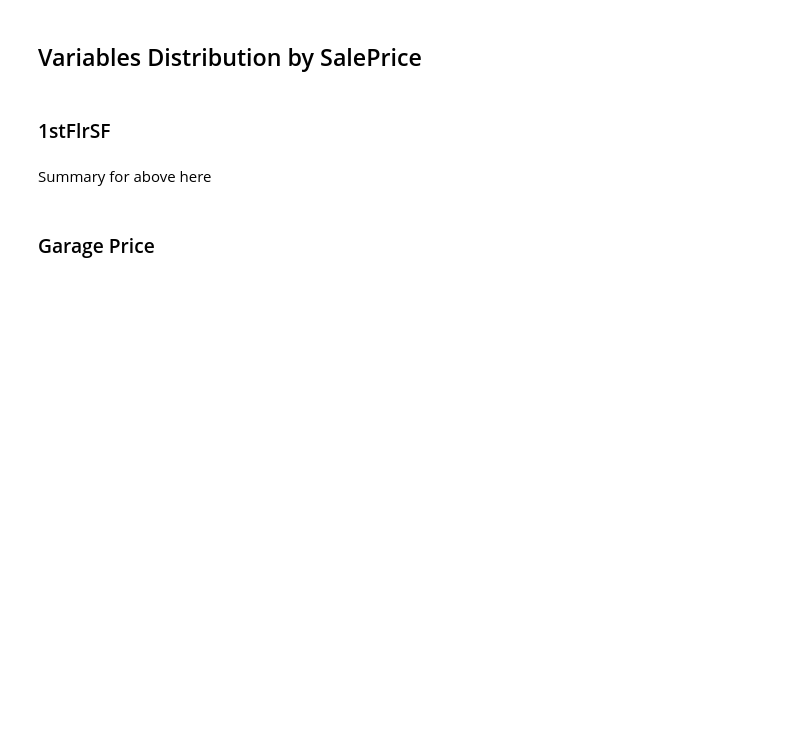
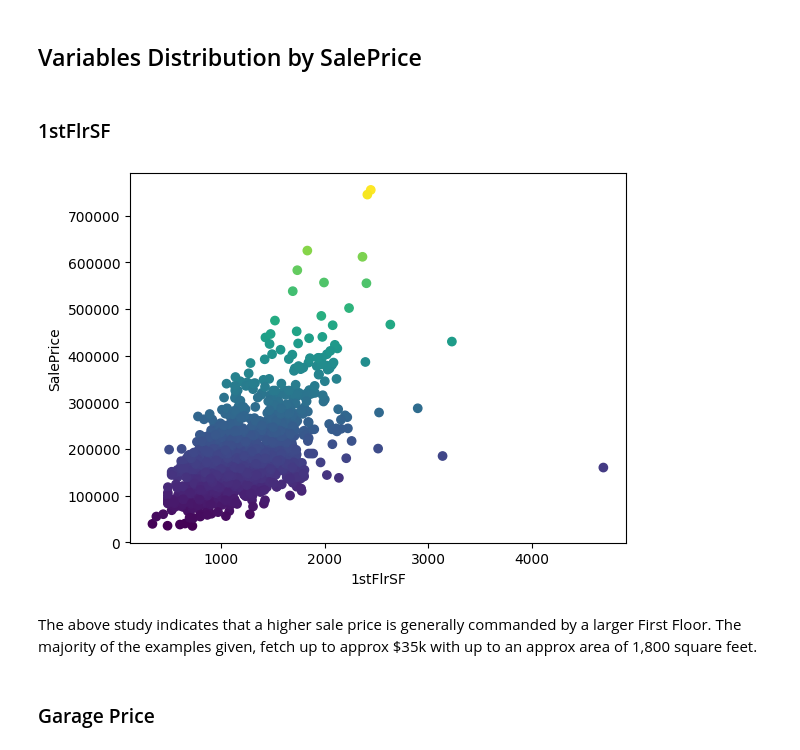
Before and after one commit to JohnStuartPhil/p5test, a Jupyter notebook: jupyter_notebooks/02 - Study.ipynb, the cells around one changed output. Drawn from its saved outputs; the diff is of its cells as text; code cells hidden in the pictures; blank space fills up the shorter version.

```diff
--- a/jupyter_notebooks/02 - Study.ipynb
+++ b/jupyter_notebooks/02 - Study.ipynb
@@ -226,13 +205,15 @@ As we can see, most of the 1,460 houses sold within the $10k to $30k range, with
 # %% [markdown]
 ### 1stFlrSF
 # %%
-# x, y = '1stFlrSF' , 'SalePrice'
-# plt.scatter(data=df, x=x, y=y, c=y)
-# plt.ylabel(y)
-# plt.xlabel(x)
-# plt.show()
+x, y = '1stFlrSF' , 'SalePrice'
+plt.scatter(data=df, x=x, y=y, c=y)
+plt.ylabel(y)
+plt.xlabel(x)
+plt.show()
+# %% [output]
+[figure, added]
 # %% [markdown]
-Summary for above here
+The above study indicates that a higher sale price is generally commanded by a larger First Floor. The majority of the examples given, fetch up to approx $35k with up to an approx area of 1,800 square feet.
 # %% [markdown]
 ### Garage Price
 # %%
```
Also changed, not shown: parts of 14 cells of this notebook, 5 other files.
